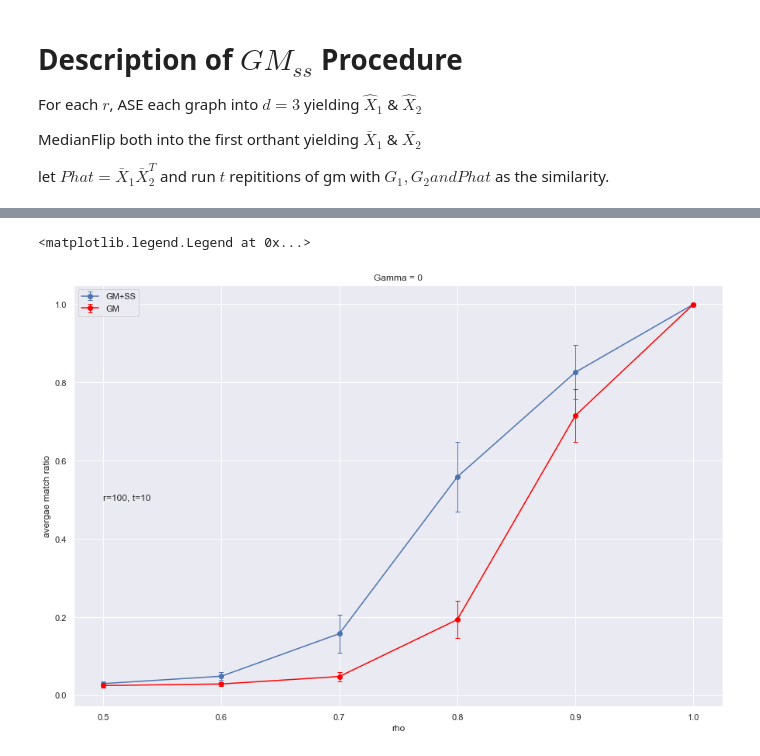
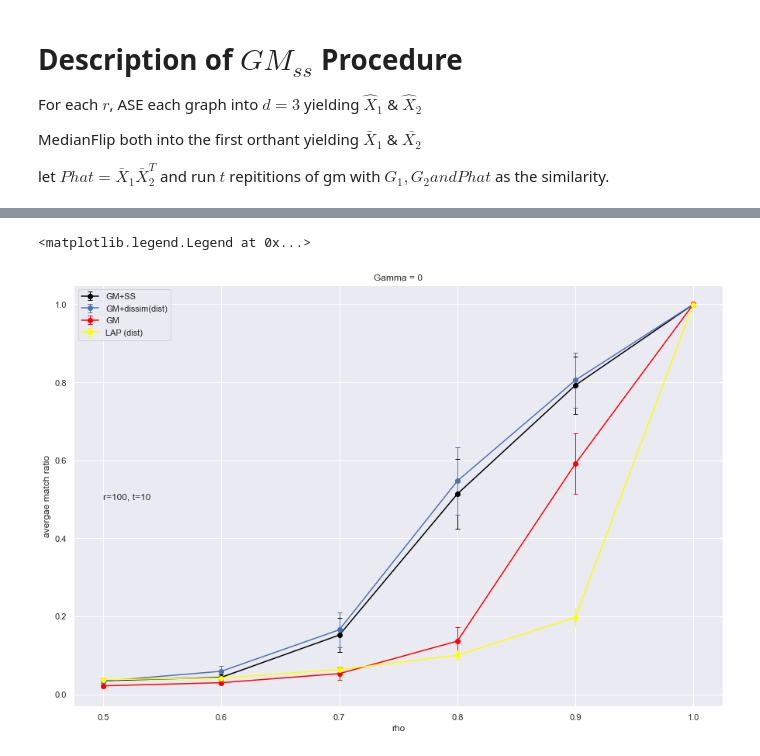
Before and after one commit to asaadeldin11/nbview, a Jupyter notebook: sim_aug_test.ipynb, the cells around one changed output, grey strips where cells are left out. Cells and saved outputs as stored; diff of their text form; code cells hidden in the pictures.

```diff
--- a/sim_aug_test.ipynb
+++ b/sim_aug_test.ipynb
@@ -54,6 +54,8 @@ import seaborn as sns
 from graspy.match import GraphMatch as GMP
 from graspy.simulations import sbm_corr
 from graspy.embed import AdjacencySpectralEmbed
+from scipy.optimize import linear_sum_assignment
+from sklearn.metrics import pairwise_distances
 
 r = 100
 t=10
@@ -81,6 +83,11 @@ scores = np.zeros((n_p,m))
 ratios_ss = np.zeros((n_p,m))
 scores_ss = np.zeros((n_p,m))
 
+ratios_gmlap = np.zeros((n_p,m))
+
+ratios_lap = np.zeros((n_p,m))
+
+
 n_per_block = int(n/3)
 n_blocks = 3
 block_members = np.array(n_blocks * [n_per_block])
@@ -99,7 +106,9 @@ for k, rho in enumerate(rhos):
         x1 = ase.fit_transform(A1)
         x2 = ase.fit_transform(A2)
         xh1, xh2 = _median_sign_flips(x1,x2)
-        S = xh1 @ xh2.T
+        Ss = xh1 @ xh2.T
+        S_lap = pairwise_distances(xh1, xh2)
+        S = np.exp(-S_lap)
 
         score = 0
         res_opt = None
@@ -113,16 +122,25 @@ for k, rho in enumerate(rhos):
                 perm = res.perm_inds_
                 score = res.score_
 
-            res_ss = gmp.fit(A1,A2, S=S, rng= seed[j])
-            if res.score_>score_ss:
+            res_ss = gmp.fit(A1,A2, S=Ss, rng= seed[j])
+            if res_ss.score_>score_ss:
                 perm_ss = res_ss.perm_inds_
-                score_ss = res.score_
+                score_ss = res_ss.score_
 
+            res_gmlap = gmp.fit(A1,A2, S=S, rng= seed[j])
+            if res_gmlap.score_>score_ss:
+                perm_gmlap = res_gmlap.perm_inds_
+                score_gmlap = res_gmlap.score_
         ratio = match_ratio(perm, n)
 
         ratio_ss = match_ratio(perm_ss, n)
 
-        return ratio, score, ratio_ss, score_ss
+        ratio_gmlap = match_ratio(perm_gmlap,n)
+
+        _, match = linear_sum_assignment(S_lap, maximize=False)
+        ratio_lap = match_ratio(match, n)
+
+        return ratio, score, ratio_ss, score_ss, ratio_lap, ratio_gmlap
 
     result = Parallel(n_jobs=-1, verbose=10)(delayed(run_sim)(seed) for seed in seeds)
 
@@ -130,5 +148,7 @@ for k, rho in enumerate(rhos):
     scores[k,:] = [item[1] for item in result]
     ratios_ss[k,:] = [item[2] for item in result]
     scores_ss[k,:] = [item[3] for item in result]
+    ratios_lap[k,:] = [item[4] for item in result]
+    ratios_gmlap[k,:] = [item[5] for item in result]
 # %% [output]
 [Parallel(n_jobs=-1)]: Using backend LokyBackend with 4 concurrent workers.
@@ -151,20 +171,29 @@ for k, rho in enumerate(rhos):
 # %%
 from scipy.stats import sem
 error = [2*sem(ratios[i,:]) for i in range(n_p)]
 average = [np.mean(ratios[i,:] ) for i in range(n_p)]
 
 error_ss = [2*sem(ratios_ss[i,:]) for i in range(n_p)]
 average_ss = [np.mean(ratios_ss[i,:] ) for i in range(n_p)]
+
+error_gmlap = [2*sem(ratios_gmlap[i,:]) for i in range(n_p)]
+average_gmlap = [np.mean(ratios_gmlap[i,:] ) for i in range(n_p)]
+
+error_lap = [2*sem(ratios_lap[i,:]) for i in range(n_p)]
+average_lap = [np.mean(ratios_lap[i,:] ) for i in range(n_p)]
+
 sns.set_context('paper')
 sns.set(rc={'figure.figsize':(15,10)})
 txt =f'r={r}, t={t}'
-plt.errorbar(rhos,average_ss, error_ss,marker='o',capsize=3, elinewidth=1, markeredgewidth=1, label='GM+SS')
+plt.errorbar(rhos,average_ss, error_ss,marker='o',capsize=3, elinewidth=1, markeredgewidth=1, label='GM+SS', color='black')
+plt.errorbar(rhos,average_gmlap, error_gmlap,marker='o',capsize=3, elinewidth=1, markeredgewidth=1, label='GM+dissim(dist)')
 plt.errorbar(rhos,average, error,marker='o',capsize=3, elinewidth=1, markeredgewidth=1, label='GM', color='red')
+plt.errorbar(rhos,average_lap, error_lap,marker='o',capsize=3, elinewidth=1, markeredgewidth=1, label='LAP (dist)', color='yellow')
 plt.xlabel("rho")
 plt.ylabel("avergae match ratio")
 plt.text(0.5,0.5,txt)
 plt.title('Gamma = 0')
 plt.legend()
 # %% [output]
 <matplotlib.legend.Legend at 0x...>
-[figure, old version]
+[figure, new version]
```
Also changed, not shown: parts of 1 cell of this notebook.
